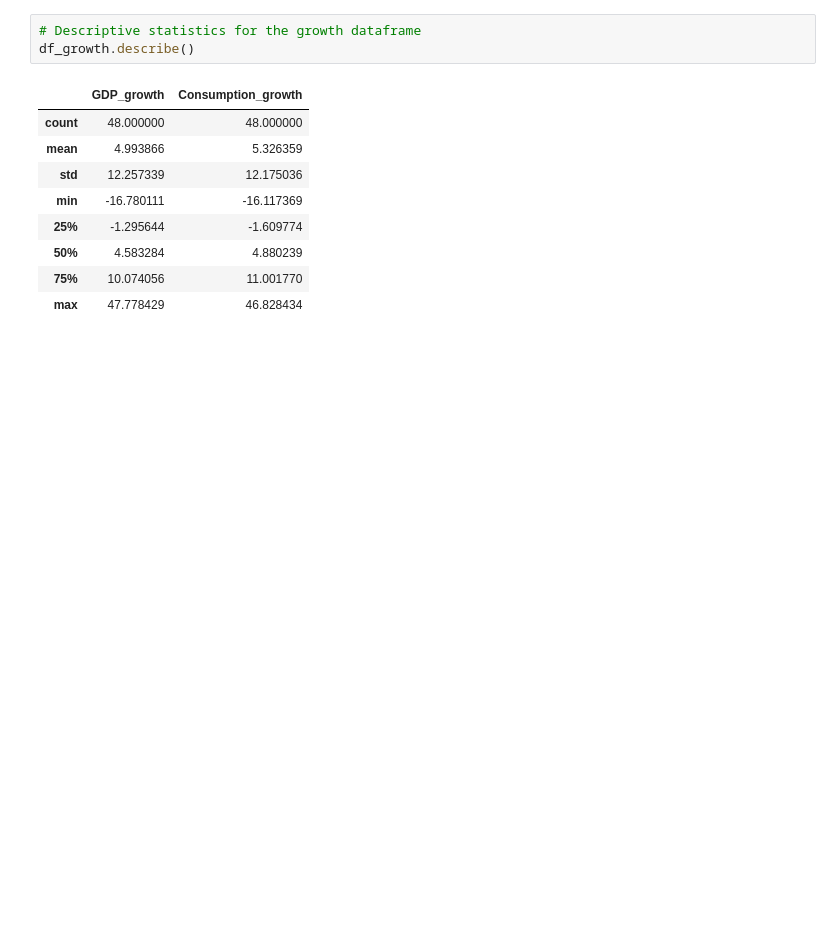
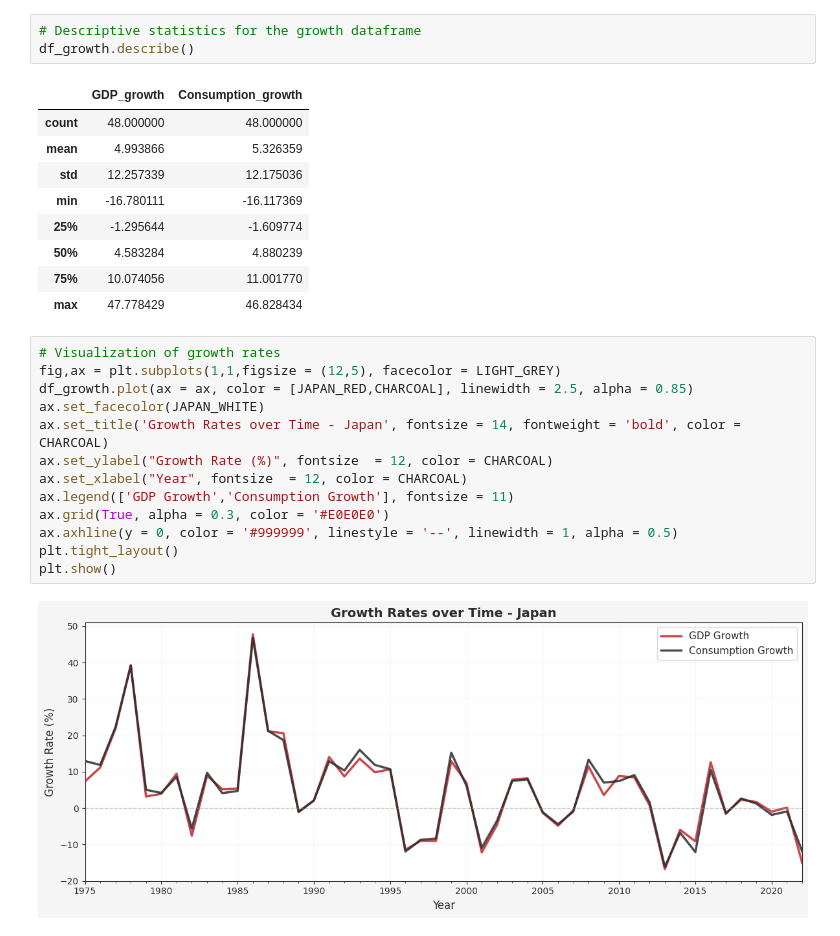
Before and after one commit to rahulmohandas11/time-series-analysis-course-assignment, a Jupyter notebook: analysis.ipynb, the cells around one changed output. Cells and saved outputs as stored; diff of their text form; blank space fills up the shorter version.

```diff
--- a/analysis.ipynb
+++ b/analysis.ipynb
@@ -84,3 +84,18 @@ df_growth.describe()
 | 50% | 4.583284 | 4.880239 |
 | 75% | 10.074056 | 11.001770 |
 | max | 47.778429 | 46.828434 |
+# %%
+# Visualization of growth rates
+fig,ax = plt.subplots(1,1,figsize = (12,5), facecolor = LIGHT_GREY)
+df_growth.plot(ax = ax, color = [JAPAN_RED,CHARCOAL], linewidth = 2.5, alpha = 0.85)
+ax.set_facecolor(JAPAN_WHITE)
+ax.set_title('Growth Rates over Time - Japan', fontsize = 14, fontweight = 'bold', color = CHARCOAL)
+ax.set_ylabel("Growth Rate (%)", fontsize  = 12, color = CHARCOAL)
+ax.set_xlabel("Year", fontsize  = 12, color = CHARCOAL)
+ax.legend(['GDP Growth','Consumption Growth'], fontsize = 11)
+ax.grid(True, alpha = 0.3, color = '#E0E0E0')
+ax.axhline(y = 0, color = '#999999', linestyle = '--', linewidth = 1, alpha = 0.5)
+plt.tight_layout()
+plt.show()
+# %% [output]
+[figure, added]
```
Also changed, not shown: parts of 5 cells of this notebook, 1 other file.
